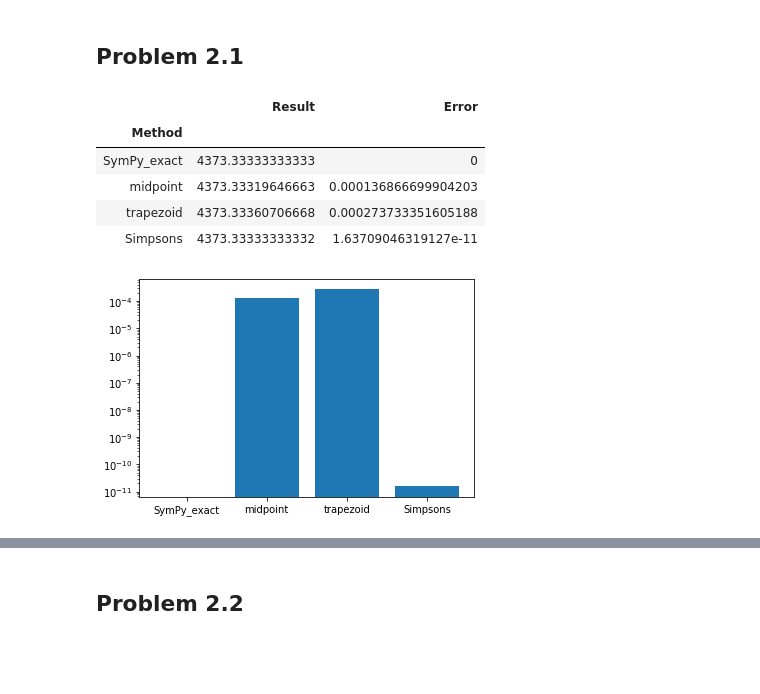
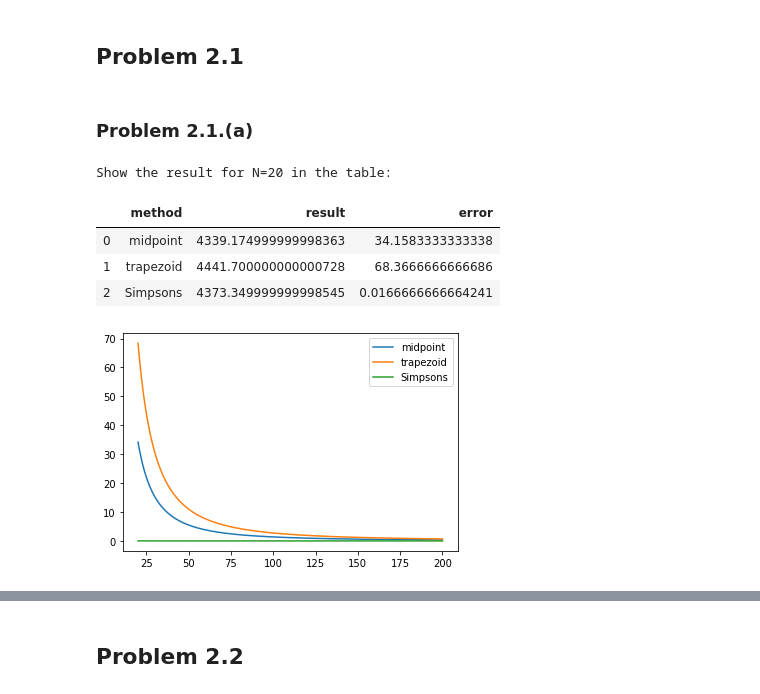
Before and after one commit to luxin-tian/persp-model-econ_w20, a Jupyter notebook: ProblemSets/PS2/PS2_answer_2.ipynb, the cells around one changed output, grey strips where cells are left out. Cells and saved outputs as stored; diff of their text form; code cells hidden in the pictures; blank space fills up the shorter version.

Commit message:
update answer to the changed problem set

```diff
--- a/ProblemSets/PS2/PS2_answer_2.ipynb
+++ b/ProblemSets/PS2/PS2_answer_2.ipynb
@@ -30,4 +30,6 @@ def integral(f, a, b, N, method):
 
     methods = {'midpoint': midpoint, 'trapezoid': trapezoid, 'Simpsons': simpsons}
     return methods[method](f, a, b, N)
+# %% [markdown]
+### Problem 2.1.(a)
 # %%
@@ -37,29 +39,27 @@ x = sy.symbols('x')
 f = 0.1 * x ** 4 + (-1.5) * x ** 3 + 0.53 * x ** 2 + 2 * x + 1
 f_lam = sy.lambdify(x, f)
 exact_value = sy.integrate(f, (x, a, b))
-# %%
-method_list = ['SymPy_exact', 'midpoint', 'trapezoid', 'Simpsons']
-error_list = [0, ]
-result_list = [exact_value, ]
-for method in method_list[1:]:
-    result = integral(f_lam, a, b, N, method)
-    result_list.append(result)
-    error_list.append(abs(result - exact_value))
-
-data = pd.DataFrame(data={'Method': method_list,
-                          'Result': result_list,
-                          'Error': error_list})
-data.set_index('Method', inplace=True)
-
-plt.semilogy()
-plt.bar(data.index, data['Error'])
-pd.set_option("display.precision", 15)
-data
-# %% [output]
-|  | Result | Error |
-| Method |  |  |
-| SymPy_exact | 4373.33333333333 | 0 |
-| midpoint | 4373.33319646663 | 0.000136866699904203 |
-| trapezoid | 4373.33360706668 | 0.000273733351605188 |
-| Simpsons | 4373.33333333332 | 1.63709046319127e-11 |
-[figure, removed]
+# %%
+method_list = ['midpoint', 'trapezoid', 'Simpsons']
+error_dict = dict()
+result_dict = dict()
+for method in method_list:
+    result = [integral(f_lam, a, b, n, method) for n in N_vec]
+    result_dict[method] = np.array(result)
+    error_dict[method] = (abs(np.array(result) - exact_value))
+
+for method in method_list:
+    plt.plot(N_vec, error_dict[method], label=method)
+plt.legend()
+
+print('Show the result for N=20 in the table: ')
+pd.DataFrame(data={'method': method_list,
+                   'result': [result_dict[method][0] for method in method_list],
+                   'error': [error_dict[method][0] for method in method_list]})
+# %% [output]
+Show the result for N=20 in the table:
+|  | method | result | error |
+| 0 | midpoint | 4339.174999999998363 | 34.1583333333338 |
+| 1 | trapezoid | 4441.700000000000728 | 68.3666666666686 |
+| 2 | Simpsons | 4373.349999999998545 | 0.0166666666664241 |
+[figure, added]
```
Also changed, not shown: parts of 15 cells of this notebook.
